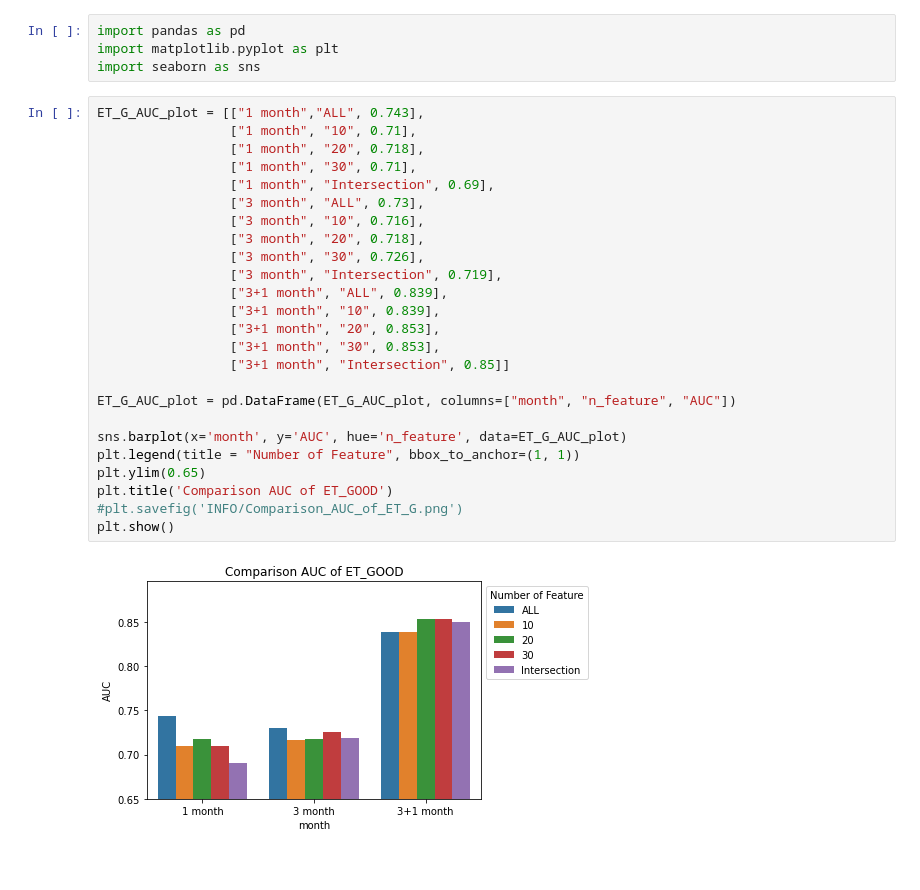
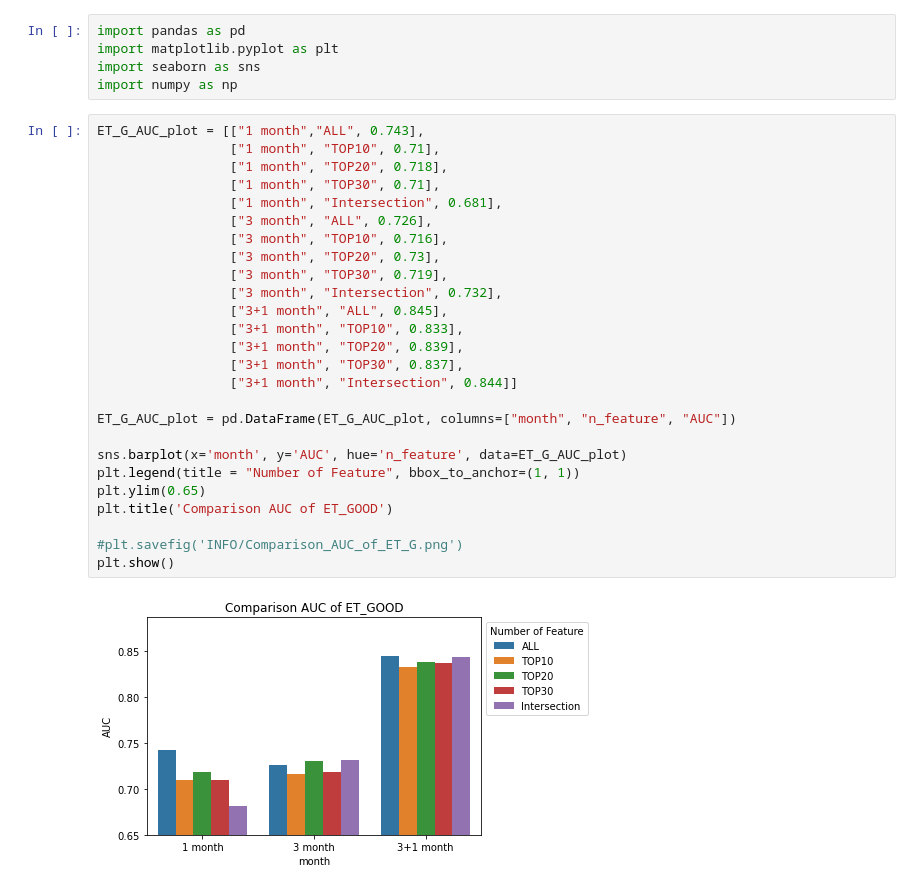
Before and after one commit to sn987532159/TSR_ML, a Jupyter notebook: result/TSR_ALL/Comparison AUC of TSR_ALL1&3.ipynb, the cells around one changed output. Saved outputs shown, nothing was run; the diff lists cells and outputs as text.

```diff
--- a/result/TSR_ALL/Comparison AUC of TSR_ALL1&3.ipynb
+++ b/result/TSR_ALL/Comparison AUC of TSR_ALL1&3.ipynb
@@ -2,32 +2,34 @@
 import pandas as pd
 import matplotlib.pyplot as plt
 import seaborn as sns
+import numpy as np
-# %%
-ET_G_AUC_plot = [["1 month","ALL", 0.743],
-                 ["1 month", "10", 0.71],
-                 ["1 month", "20", 0.718],
-                 ["1 month", "30", 0.71],
-                 ["1 month", "Intersection", 0.69],
-                 ["3 month", "ALL", 0.73],
-                 ["3 month", "10", 0.716],
-                 ["3 month", "20", 0.718],
-                 ["3 month", "30", 0.726],
-                 ["3 month", "Intersection", 0.719],
-                 ["3+1 month", "ALL", 0.839],
-                 ["3+1 month", "10", 0.839],
-                 ["3+1 month", "20", 0.853],
-                 ["3+1 month", "30", 0.853],
-                 ["3+1 month", "Intersection", 0.85]]
-
-ET_G_AUC_plot = pd.DataFrame(ET_G_AUC_plot, columns=["month", "n_feature", "AUC"])
-
-sns.barplot(x='month', y='AUC', hue='n_feature', data=ET_G_AUC_plot)
-plt.legend(title = "Number of Feature", bbox_to_anchor=(1, 1))
-plt.ylim(0.65)
-plt.title('Comparison AUC of ET_GOOD')
-#plt.savefig('INFO/Comparison_AUC_of_ET_G.png')
-plt.show()
-# %% [output]
-[figure, removed]
+# %%
+ET_G_AUC_plot = [["1 month","ALL", 0.743],
+                 ["1 month", "TOP10", 0.71],
+                 ["1 month", "TOP20", 0.718],
+                 ["1 month", "TOP30", 0.71],
+                 ["1 month", "Intersection", 0.681],
+                 ["3 month", "ALL", 0.726],
+                 ["3 month", "TOP10", 0.716],
+                 ["3 month", "TOP20", 0.73],
+                 ["3 month", "TOP30", 0.719],
+                 ["3 month", "Intersection", 0.732],
+                 ["3+1 month", "ALL", 0.845],
+                 ["3+1 month", "TOP10", 0.833],
+                 ["3+1 month", "TOP20", 0.839],
+                 ["3+1 month", "TOP30", 0.837],
+                 ["3+1 month", "Intersection", 0.844]]
+
+ET_G_AUC_plot = pd.DataFrame(ET_G_AUC_plot, columns=["month", "n_feature", "AUC"])
+
+sns.barplot(x='month', y='AUC', hue='n_feature', data=ET_G_AUC_plot)
+plt.legend(title = "Number of Feature", bbox_to_anchor=(1, 1))
+plt.ylim(0.65)
+plt.title('Comparison AUC of ET_GOOD')
+
+#plt.savefig('INFO/Comparison_AUC_of_ET_G.png')
+plt.show()
+# %% [output]
+[figure, added]
 # %%
 XGBC_G_AUC_plot = [["1 month","ALL", 0.751],
```
Also changed, not shown: parts of 3 cells of this notebook, 2 other files.
